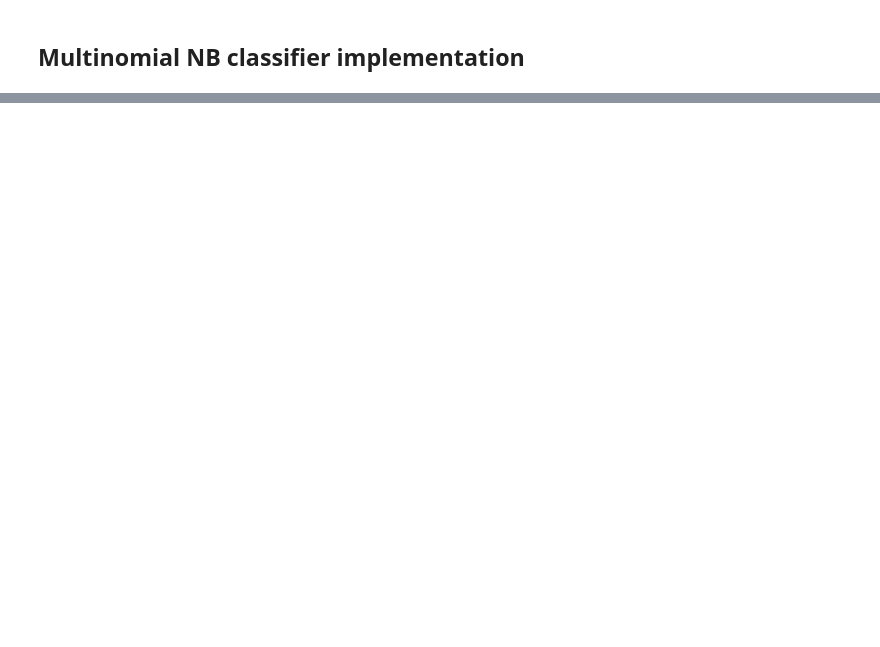
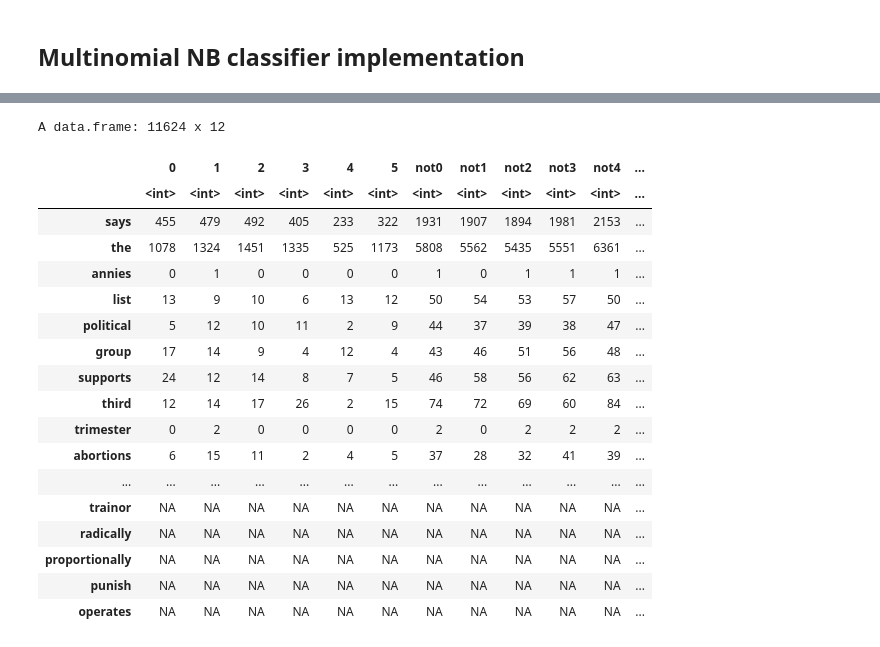
Before and after one commit to c0pp1/NaiveBayesMNC, a Jupyter notebook: project05.ipynb, the cells around one changed output, grey strips where cells are left out. Cells and saved outputs as stored; diff of their text form; code cells hidden in the pictures; blank space fills up the shorter version.

```diff
--- a/project05.ipynb
+++ b/project05.ipynb
@@ -65,0 +105,4 @@ extract_vocabulary <- function(documents, unique=TRUE) {
+# %%
+c <- extract_alnum(df[1,2],filter_n=0, freq_n=1)
+cc <- extract_alnum(df[1,2])
+c
@@ -65,0 +134,4 @@ extract_vocabulary <- function(documents, unique=TRUE) {
+# %%
+N_10 <- c("not0","not1","not2","not3","not4","not5")
+col <- c(sort(unique(df$Labels)), N_10)
+col
@@ -65,0 +141,4 @@ extract_vocabulary <- function(documents, unique=TRUE) {
+# %%
+words_df <- data.frame(matrix(nrow=length(voc),ncol=(length(col))),row.names=voc)
+colnames(words_df) <- col
+head(words_df)
@@ -65,0 +155,32 @@ extract_vocabulary <- function(documents, unique=TRUE) {
+# %%
+for (word in voc[1:10]){
+    for (l in unique(df$Labels)){
+        #aggiungo al elemento [word,l] il numero di documenti con label l che contengono word
+        words_df[word,as.character(l)] <- sum(grepl(word,casefold(df$Text[df$Labels==l])))
+    }
+    for (i in seq_along(N_10)){
+        words_df[word,N_10[i]] <- sum(words_df[word,][-c(i,7:12)],na.rm=TRUE)
+    }
+}
+# %%
+words_df
+# %% [output]
+A data.frame: 11624 x 12
+|  | 0 | 1 | 2 | 3 | 4 | 5 | not0 | not1 | not2 | not3 | not4 | ... |
+|  | <int> | <int> | <int> | <int> | <int> | <int> | <int> | <int> | <int> | <int> | <int> | ... |
+| says | 455 | 479 | 492 | 405 | 233 | 322 | 1931 | 1907 | 1894 | 1981 | 2153 | ... |
+| the | 1078 | 1324 | 1451 | 1335 | 525 | 1173 | 5808 | 5562 | 5435 | 5551 | 6361 | ... |
+| annies | 0 | 1 | 0 | 0 | 0 | 0 | 1 | 0 | 1 | 1 | 1 | ... |
+| list | 13 | 9 | 10 | 6 | 13 | 12 | 50 | 54 | 53 | 57 | 50 | ... |
+| political | 5 | 12 | 10 | 11 | 2 | 9 | 44 | 37 | 39 | 38 | 47 | ... |
+| group | 17 | 14 | 9 | 4 | 12 | 4 | 43 | 46 | 51 | 56 | 48 | ... |
+| supports | 24 | 12 | 14 | 8 | 7 | 5 | 46 | 58 | 56 | 62 | 63 | ... |
+| third | 12 | 14 | 17 | 26 | 2 | 15 | 74 | 72 | 69 | 60 | 84 | ... |
+| trimester | 0 | 2 | 0 | 0 | 0 | 0 | 2 | 0 | 2 | 2 | 2 | ... |
+| abortions | 6 | 15 | 11 | 2 | 4 | 5 | 37 | 28 | 32 | 41 | 39 | ... |
+| ... | ... | ... | ... | ... | ... | ... | ... | ... | ... | ... | ... | ... |
+| trainor | NA | NA | NA | NA | NA | NA | NA | NA | NA | NA | NA | ... |
+| radically | NA | NA | NA | NA | NA | NA | NA | NA | NA | NA | NA | ... |
+| proportionally | NA | NA | NA | NA | NA | NA | NA | NA | NA | NA | NA | ... |
+| punish | NA | NA | NA | NA | NA | NA | NA | NA | NA | NA | NA | ... |
+| operates | NA | NA | NA | NA | NA | NA | NA | NA | NA | NA | NA | ... |
```
Also changed, not shown: parts of 39 cells of this notebook.
